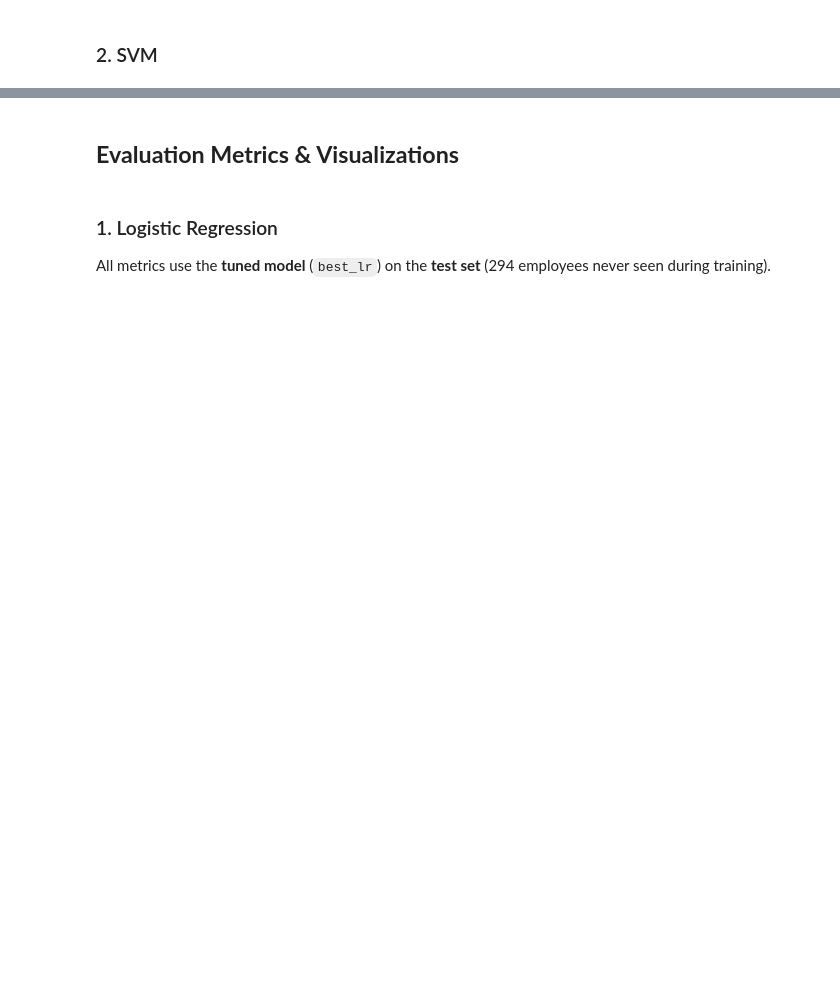
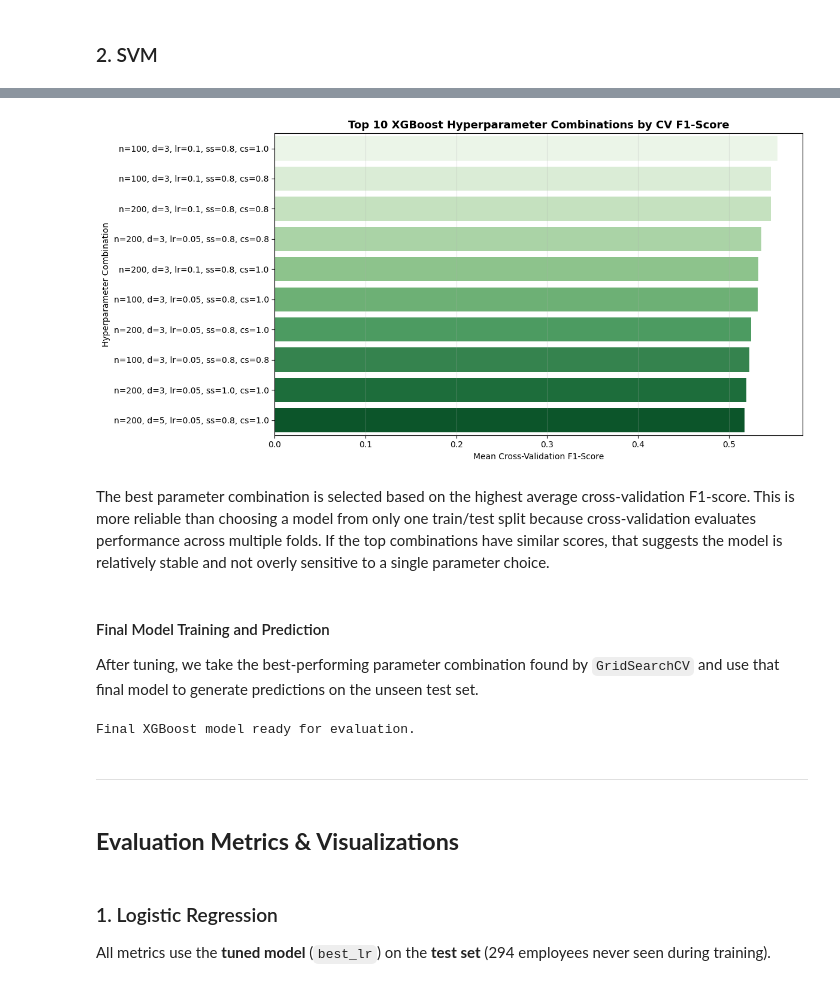
Before and after one commit to K0alaxy/SWE485-G2-Phase1, a Jupyter notebook: Phase1_Supervised_Learning.ipynb, the cells around one changed output, grey strips where cells are left out. Saved outputs shown, nothing was run; the diff lists cells and outputs as text; code cells hidden in the pictures; blank space fills up the shorter version.

Commit message:
XGBoost Model is implemented and trained

```diff
--- a/Phase1_Supervised_Learning.ipynb
+++ b/Phase1_Supervised_Learning.ipynb
@@ -661,0 +784,19 @@ Summary
+# %%
+# ── XGBOOST TUNING RESULTS SUMMARY ──────────────────────────────────────
+
+# Convert GridSearchCV results into a DataFrame so we can inspect all parameter combinations
+xgb_results_df = pd.DataFrame(grid_search_xgb.cv_results_)
+
+# Keep the main tuning columns only and sort from best to worst
+xgb_tuning_summary = xgb_results_df[[
+    'mean_test_score',
+    'std_test_score',
+    'param_n_estimators',
+    'param_max_depth',
+    'param_learning_rate',
+    'param_subsample',
+    'param_colsample_bytree'
+]].sort_values(by='mean_test_score', ascending=False)
+
+print("Top 5 hyperparameter combinations:")
+print(xgb_tuning_summary.head(5).to_string(index=False))
@@ -662,3 +811,62 @@ Summary
+# %%
+# ── XGBOOST HYPERPARAMETER TUNING PLOT ──────────────────────────────────
+
+# Keep only the top 10 parameter combinations for a cleaner plot
+plot_df = xgb_tuning_summary.head(10).copy()
+
+# Create short labels so each bar represents one tested combination
+plot_df['Combination'] = (
+    'n=' + plot_df['param_n_estimators'].astype(str) +
+    ', d=' + plot_df['param_max_depth'].astype(str) +
+    ', lr=' + plot_df['param_learning_rate'].astype(str) +
+    ', ss=' + plot_df['param_subsample'].astype(str) +
+    ', cs=' + plot_df['param_colsample_bytree'].astype(str)
+)
+
+fig, ax = plt.subplots(figsize=(12, 6))
+
+sns.barplot(
+    data=plot_df,
+    x='mean_test_score',
+    y='Combination',
+    ax=ax,
+    palette='Greens'
+)
+
+ax.set_title('Top 10 XGBoost Hyperparameter Combinations by CV F1-Score',
+             fontsize=13, fontweight='bold')
+ax.set_xlabel('Mean Cross-Validation F1-Score')
+ax.set_ylabel('Hyperparameter Combination')
+ax.grid(True, alpha=0.3, axis='x')
+plt.tight_layout()
+plt.savefig('Supervised_Learning/plots/xgb_hyperparameter_tuning.png', dpi=150, bbox_inches='tight')
+plt.show()
+# %% [output]
+[figure, added]
+# %% [markdown]
+The best parameter combination is selected based on the highest average cross-validation F1-score. This is more reliable than choosing a model from only one train/test split because cross-validation evaluates performance across multiple folds. If the top combinations have similar scores, that suggests the model is relatively stable and not overly sensitive to a single parameter choice.
+# %% [markdown]
+#### Final Model Training and Prediction
+
+After tuning, we take the best-performing parameter combination found by `GridSearchCV` and use that final model to generate predictions on the unseen test set.
+# %%
+# ── FINAL XGBOOST MODEL ────────────────────────────────
+
+# grid_search_xgb.best_estimator_ is already the best model, retrained on full training data
+best_xgb = grid_search_xgb.best_estimator_
+
+# Predict final class labels (0 or 1) for the test set
+y_pred_xgb = best_xgb.predict(X_test)
+
+# Predict probabilities for class 1 (employee leaves)
+# Needed for ROC-AUC and ROC curve plotting
+y_pred_proba_xgb = best_xgb.predict_proba(X_test)[:, 1]
+
+print("Final XGBoost model ready for evaluation.")
+# %% [output]
+Final XGBoost model ready for evaluation.
+# %% [markdown]
+---
 # %% [markdown]
 ## **Evaluation Metrics & Visualizations**
 # %% [markdown]
```
Also changed, not shown: parts of 52 cells of this notebook, 11 other files.
